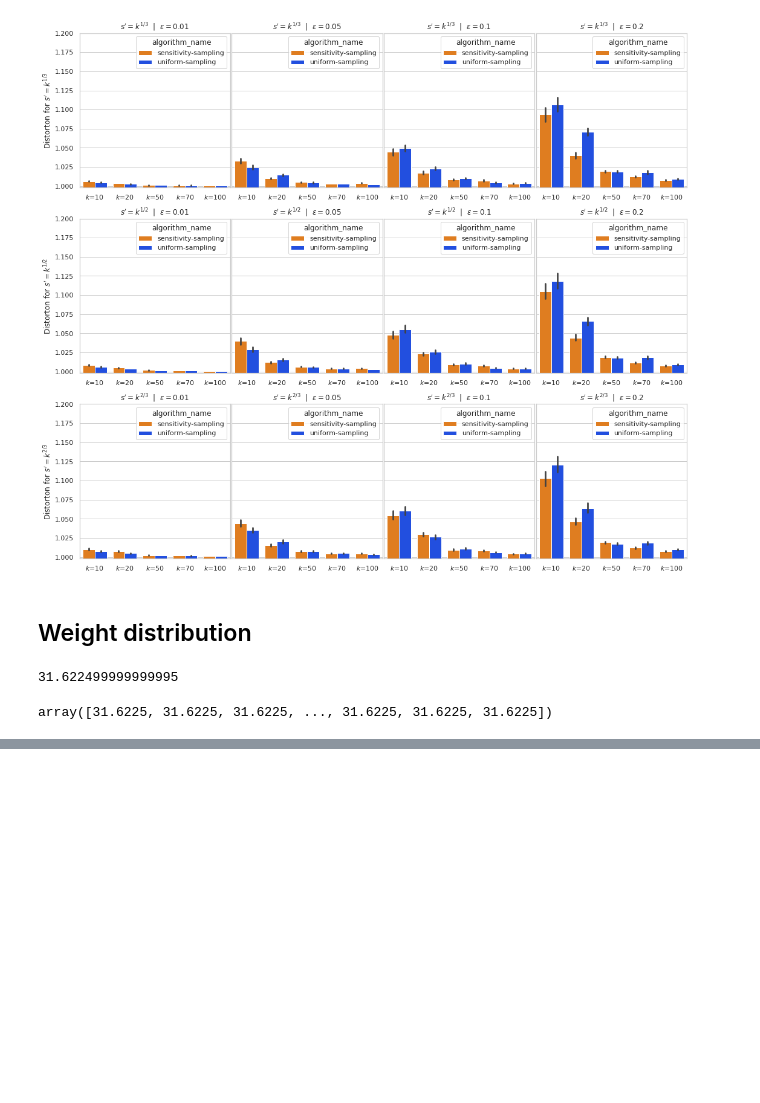
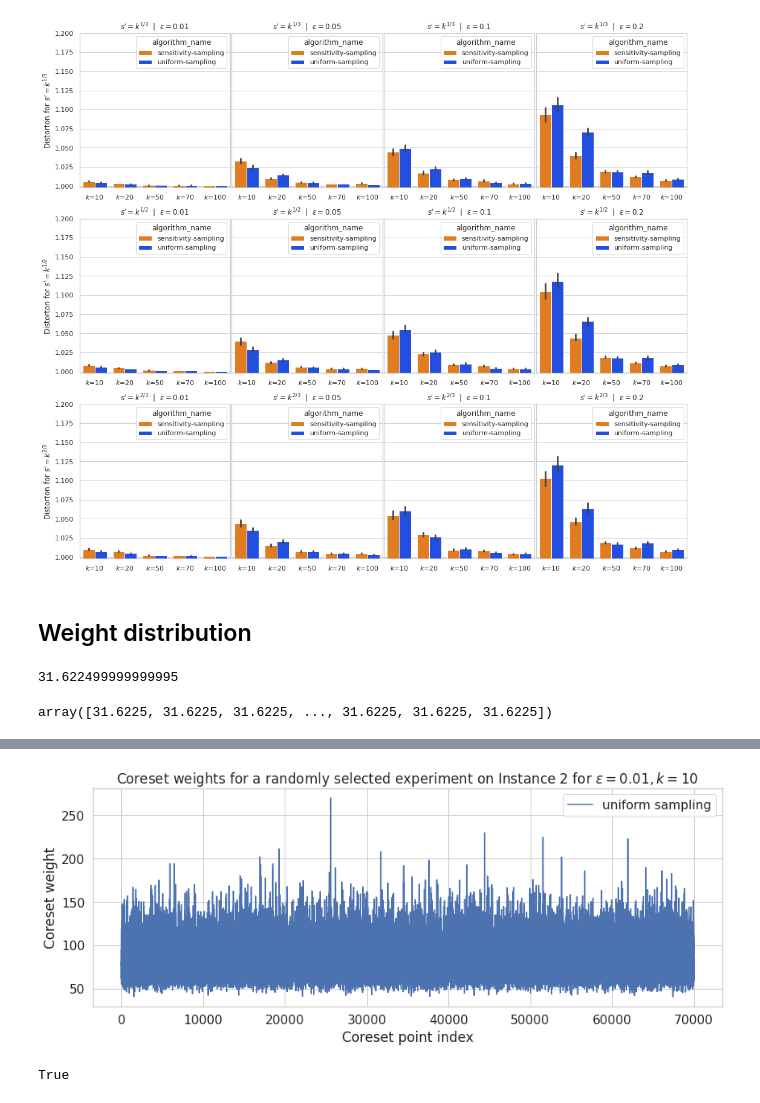
Before and after one commit to sheikhomar/yace, a Jupyter notebook: notebooks/06-results-adv-instance.ipynb, the cells around one changed output, grey strips where cells are left out. Saved outputs shown, nothing was run; the diff lists cells and outputs as text; code cells hidden in the pictures; blank space fills up the shorter version.

```diff
--- a/notebooks/06-results-adv-instance.ipynb
+++ b/notebooks/06-results-adv-instance.ipynb
@@ -195,0 +196,3 @@ with sns.plotting_context("notebook", font_scale=1.4):
+# %%
+weights_path = Path("../data/experiments-odin/adv/ssx_us_01/2022-05-16-15-49-01-002028-098027/coreset-weights.npz")
+weights = np.load(weights_path)["matrix"]
@@ -195,0 +207,16 @@ with sns.plotting_context("notebook", font_scale=1.4):
+# %%
+with sns.plotting_context("notebook", font_scale=1.4):
+    a = np.arange(weights.shape[0])
+    fig, ax = plt.subplots(figsize=(14, 5))
+    sns.lineplot(x=a, y=weights, label="uniform sampling", ax=ax)
+    # sns.lineplot(x=a, y=us_coreset_weights, label="sensitivity sampling", ax=ax)
+    ax.set_ylabel("Coreset weight")
+    ax.set_xlabel("Coreset point index")
+    # ax.set_yscale("log")
+    ax.set_title("Coreset weights for a randomly selected experiment on Instance 2 for $\\epsilon=0.01, k=10$")
+# %% [output]
+[figure, added]
+# %%
+weights_path.exists()
+# %% [output]
+True
```
Also changed, not shown: parts of 3 cells of this notebook, 2 other files.
